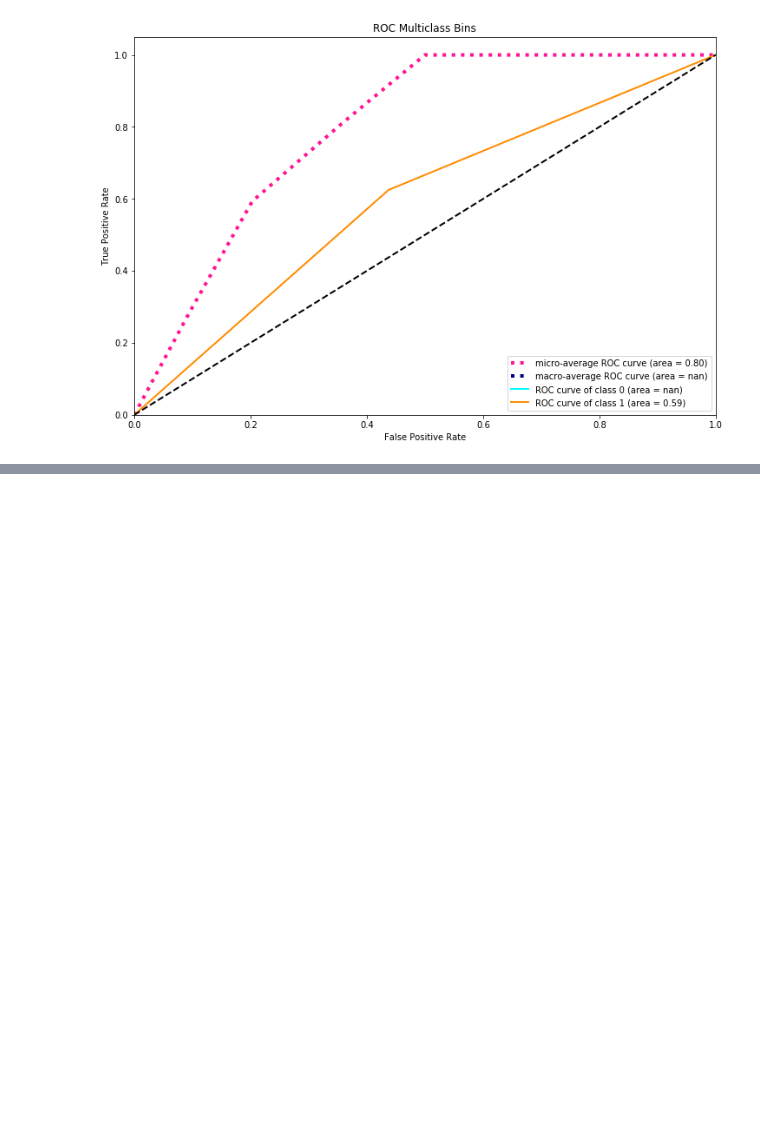
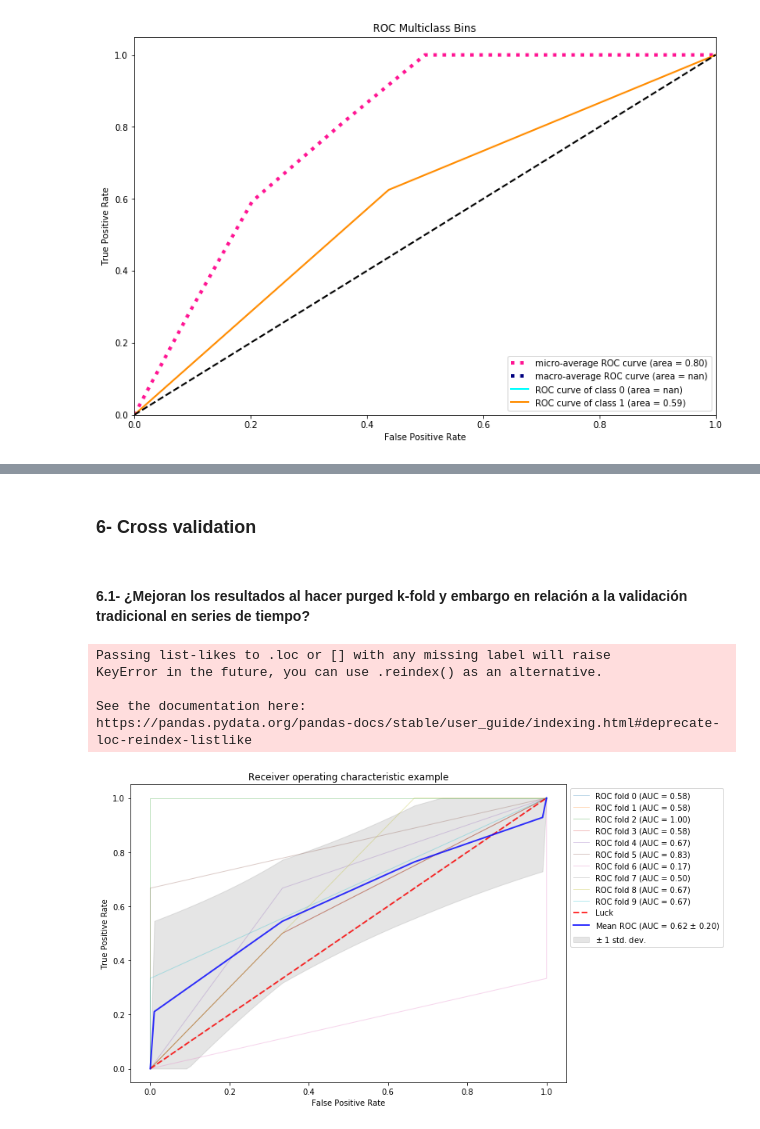
Before and after one commit to agalbachicar/fa_momentum, a Jupyter notebook: src/momentum.ipynb, the cells around one changed output, grey strips where cells are left out. Drawn from its saved outputs; the diff is of its cells as text; code cells hidden in the pictures; blank space fills up the shorter version.

Commit message:
Adds purged k-fold testing. (#11)

```diff
--- a/src/momentum.ipynb
+++ b/src/momentum.ipynb
@@ -825,9 +830,8 @@ https://pandas.pydata.org/pandas-docs/stable/user_guide/indexing.html#deprecate-
 Una vez obtenidos los labels entrene un random forest para obtener el size. La sección 10.3 Bet Sizing from Predicted Probabilities del Lopez de Prado le será muy útil. La idea es que el size óptimo estará dado
 por la probabilidad estimada de target=1 (no dejar pasar la oportunidad).
 # %%
-def getRandomForest():
-    n_estimator = 10000
-    rf = RandomForestClassifier(max_depth=2, n_estimators=n_estimator, criterion='entropy', random_state=RANDOM_STATE)
+def getRandomForest(n_estimator=10000):
+    rf = RandomForestClassifier(max_depth=2, n_estimators=n_estimator, criterion='entropy', class_weight='balanced_subsample', random_state=RANDOM_STATE)
     return rf
 
 def plotROC(y_test, y_pred_rf):
@@ -1552,0 +1558,4 @@ weighted avg       0.59      0.59      0.59        32
+# %% [markdown]
+### 6- Cross validation
+# %% [markdown]
+#### 6.1- ¿Mejoran los resultados al hacer purged k-fold y embargo en relación a la validación tradicional en series de tiempo?
@@ -1552,0 +1747,56 @@ weighted avg       0.59      0.59      0.59        32
+# %%
+# Obtains the crossing events of the 3-7 EWMA curves.
+fast_ewma = compute_ewma(mtum_df.Close, FAST_EWMA_NUM_DAYS)
+slow_ewma = compute_ewma(mtum_df.Close, SLOW_EWMA_NUM_DAYS)
+
+up = get_up_cross(fast_ewma, slow_ewma)
+down = get_down_cross(fast_ewma, slow_ewma)
+
+side_up = pd.Series(1, index=up.index)
+side_down = pd.Series(-1, index=down.index)
+side = pd.concat([side_up,side_down]).sort_index()
+
+# Gets the daily volatility of prices to serve events as a threshold.
+dailyVol = getDailyVol(mtum_df.Close)
+tEvents = getTEvents(mtum_df.Close, h=dailyVol.mean())
+# Gets the vertical barrier events.
+t1 = addVerticalBarrier(tEvents, mtum_df.Close, numDays=NUM_DAYS)
+target=dailyVol
+# Computes the events.
+events = getEvents(mtum_df.Close, tEvents, PT_SL, target, MIN_RET, t1=t1, side=side)
+
+# Gets the labels for the events.
+labels = getBinsNew(events, mtum_df.Close, t1).dropna()
+Xx = pd.merge_asof(labels, side.to_frame().rename(columns={0:'side'}),
+                   left_index=True, right_index=True, direction='forward')
+
+# Applies uniqueness, return weights and time decay to events.
+numCoEvents = mpNumCoEvents(mtum_df.Close.index, events['t1'], events.index)
+numCoEvents = numCoEvents.loc[~numCoEvents.index.duplicated(keep='last')]
+numCoEvents = numCoEvents.reindex(mtum_df.Close.index).fillna(0)
+
+out=pd.DataFrame()
+out['tW'] = mpSampleTW(events['t1'], numCoEvents, events.index)
+
+out['w'] = mpSampleW(events['t1'], numCoEvents, mtum_df.Close, events.index)
+out['w'] *= getTimeDecay(out['tW'], clfLastW=CLF_LAST_W)
+out['w'] *= out.shape[0]/out['w'].sum()
+averageUniqueness = out.mean()[0]
+
+# Generates the Xs and Ys to learn the size.
+# TODO: use the function!
+X = events.dropna().side.values.reshape(-1,1)
+y = labels.bin.values
+# %% [output]
+Passing list-likes to .loc or [] with any missing label will raise
+KeyError in the future, you can use .reindex() as an alternative.
+
+See the documentation here:
+https://pandas.pydata.org/pandas-docs/stable/user_guide/indexing.html#deprecate-loc-reindex-listlike
+# %%
+# It takes time...
+skf = StratifiedKFold(n_splits=10, shuffle=False, random_state=RANDOM_STATE)
+rfc = getRandomForest(n_estimator=1000)
+crossValPlot(skf, rfc, X, y)
+# %% [output]
+[figure, added]
```
Also changed, not shown: parts of 13 cells of this notebook.
